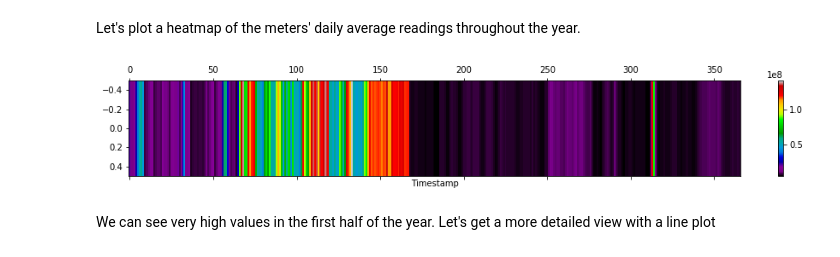
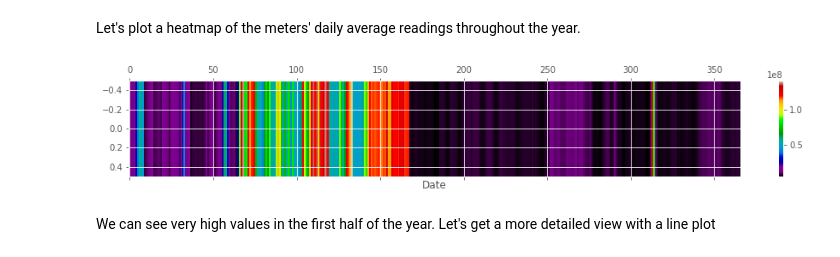
Before and after one commit to dmculiac/A-Kaggle-Prize-Money-Competition, a Jupyter notebook: A Kaggle Prize Money Competition.ipynb, the cells around one changed output. Cells and saved outputs as stored; diff of their text form; code cells hidden in the pictures.

```diff
--- a/A Kaggle Prize Money Competition.ipynb
+++ b/A Kaggle Prize Money Competition.ipynb
@@ -348,16 +415,22 @@ daily_train_agg.rename_axis(None, axis=1)
 Let's plot a heatmap of the meters' daily average readings throughout the year.
 # %%
-ts=train_df.groupby(["timestamp"])["meter_reading"].sum()
+import warnings
+warnings.filterwarnings("ignore", category=DeprecationWarning)
+warnings.filterwarnings("ignore", category=UserWarning)
+warnings.filterwarnings("ignore", category=FutureWarning)
+
+#ts=train_df.groupby(["timestamp"])["meter_reading"].sum()
+ts=train_df.groupby(["date"])["meter_reading"].sum()
 ts.astype('float')
 
 df = pd.DataFrame(ts).T
 
 plt.matshow(df, interpolation=None, aspect='auto', cmap=plt.cm.nipy_spectral)
-plt.xlabel('Timestamp')
+plt.xlabel('Date')
 plt.colorbar()
 plt.show()
 # %% [output]
-[figure, old version]
+[figure, new version]
 # %% [markdown]
 We can see very high values in the first half of the year. Let's get a more detailed view with a line plot
 # %%
```
Also changed, not shown: parts of 32 cells of this notebook.
